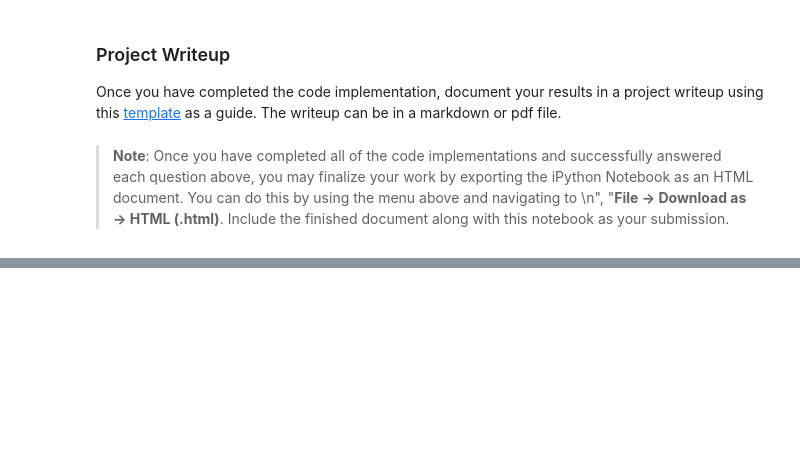
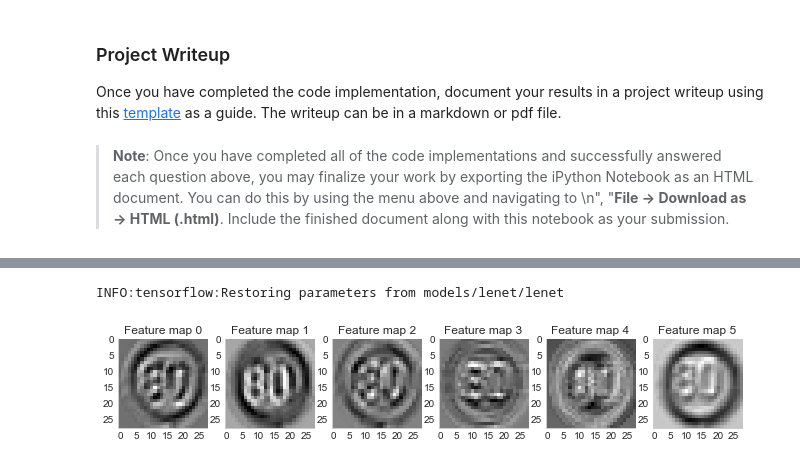
Before and after one commit to sunsided/CarND-Traffic-Sign-Classifier-Project, a Jupyter notebook: Traffic_Sign_Classifier.ipynb, the cells around one changed output, grey strips where cells are left out. Drawn from its saved outputs; the diff is of its cells as text; code cells hidden in the pictures; blank space fills up the shorter version.

```diff
--- a/Traffic_Sign_Classifier.ipynb
+++ b/Traffic_Sign_Classifier.ipynb
@@ -936,10 +950,10 @@ For an example of what feature map outputs look like, check out NVIDIA's results
 # activation_min/max: can be used to view the activation contrast in more detail, by default matplot sets min and max to the actual min and max values of the output
 # plt_num: used to plot out multiple different weight feature map sets on the same block, just extend the plt number for each new feature map entry
 
-def outputFeatureMap(image_input, tf_activation, activation_min=-1, activation_max=-1 ,plt_num=1):
+def outputFeatureMap(image_input, tf_activation, preproc, activation_min=-1, activation_max=-1,plt_num=1):
     # Here make sure to preprocess your image_input in a way your network expects
     # with size, normalization, ect if needed
-    # image_input =
+    image_input = preproc(image_input)
     # Note: x should be the same name as your network's tensorflow data placeholder variable
     # If you get an error tf_activation is not defined it may be having trouble accessing the variable from inside a function
     activation = tf_activation.eval(session=sess,feed_dict={x : image_input})
@@ -947,7 +961,7 @@ def outputFeatureMap(image_input, tf_activation, activation_min=-1, activation_m
     plt.figure(plt_num, figsize=(15,15))
     for featuremap in range(featuremaps):
         plt.subplot(6,8, featuremap+1) # sets the number of feature maps to show on each row and column
-        plt.title('FeatureMap ' + str(featuremap)) # displays the feature map number
+        plt.title('Feature map ' + str(featuremap)) # displays the feature map number
         if activation_min != -1 & activation_max != -1:
             plt.imshow(activation[0,:,:, featuremap], interpolation="nearest", vmin =activation_min, vmax=activation_max, cmap="gray")
         elif activation_max != -1:
@@ -956,3 +970,5 @@ def outputFeatureMap(image_input, tf_activation, activation_min=-1, activation_m
             plt.imshow(activation[0,:,:, featuremap], interpolation="nearest", vmin=activation_min, cmap="gray")
         else:
             plt.imshow(activation[0,:,:, featuremap], interpolation="nearest", cmap="gray")
+        plt.grid('off')
+    sns.despine()
@@ -958,0 +978,9 @@ def outputFeatureMap(image_input, tf_activation, activation_min=-1, activation_m
+# %%
+with tf.Session() as sess:
+    saver.restore(sess, tf.train.latest_checkpoint(load_path))
+    outputFeatureMap(image_input=X_sample[0].reshape((1, 32, 32, 3)),
+                     tf_activation=tf.get_default_graph().get_tensor_by_name('Conv2D:0'),
+                     preproc=prepare_naive)
+# %% [output]
+INFO:tensorflow:Restoring parameters from models/lenet/lenet
+[figure, added]
```
Also changed, not shown: parts of 10 cells of this notebook.
